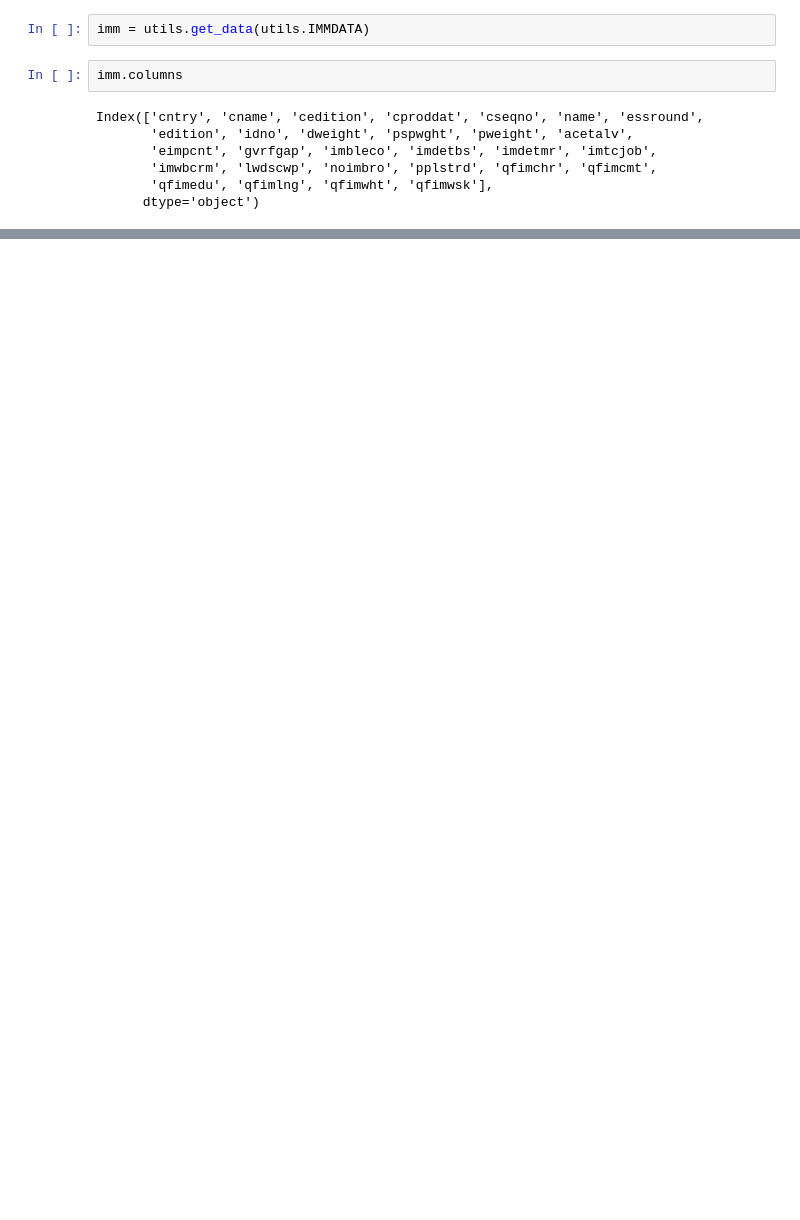
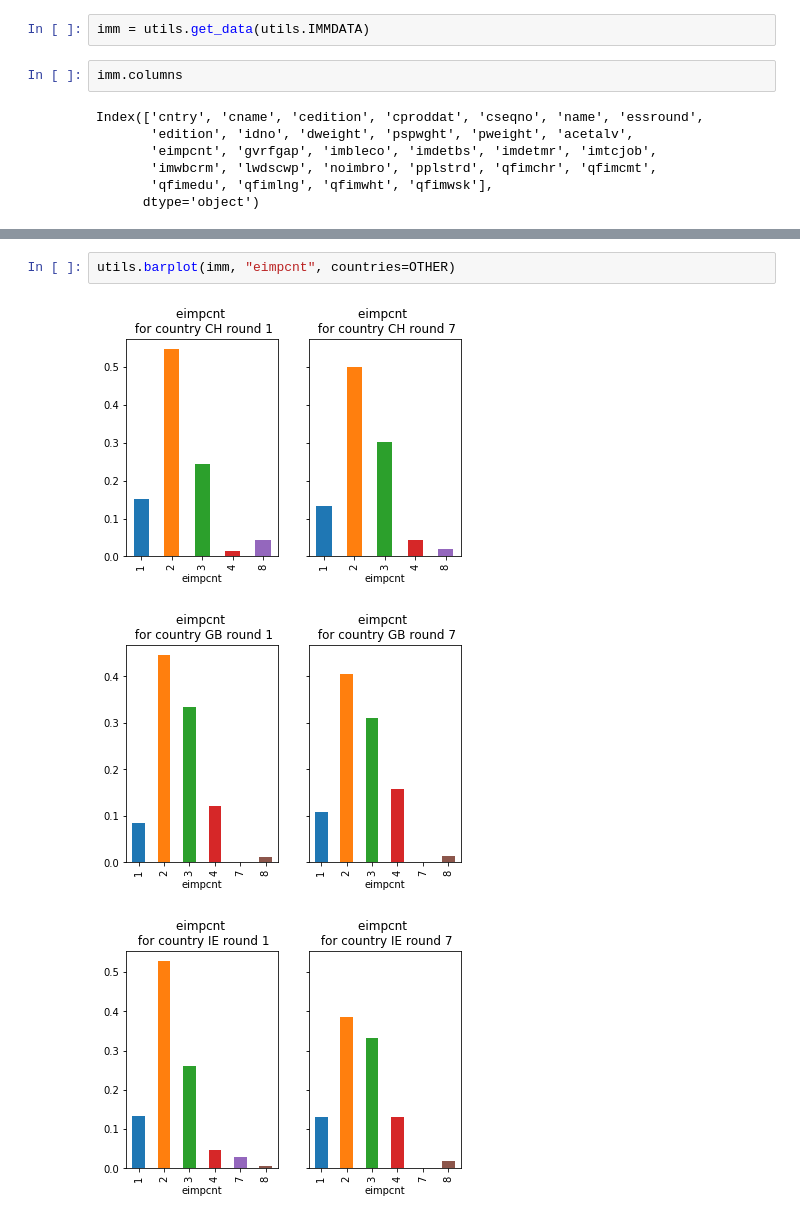
Before and after one commit to agoldhammer/ess, a Jupyter notebook: ESS Immigration.ipynb, the cells around one changed output, grey strips where cells are left out. Saved outputs shown, nothing was run; the diff lists cells and outputs as text; blank space fills up the shorter version.

```diff
--- a/ESS Immigration.ipynb
+++ b/ESS Immigration.ipynb
@@ -35,0 +59,6 @@ c.plot(kind='bar')
+# %%
+utils.barplot(imm, "eimpcnt", countries=OTHER)
+# %% [output]
+[figure, added]
+[figure, added]
+[figure, added]
```
Also changed, not shown: parts of 17 cells of this notebook, 1 other file.
